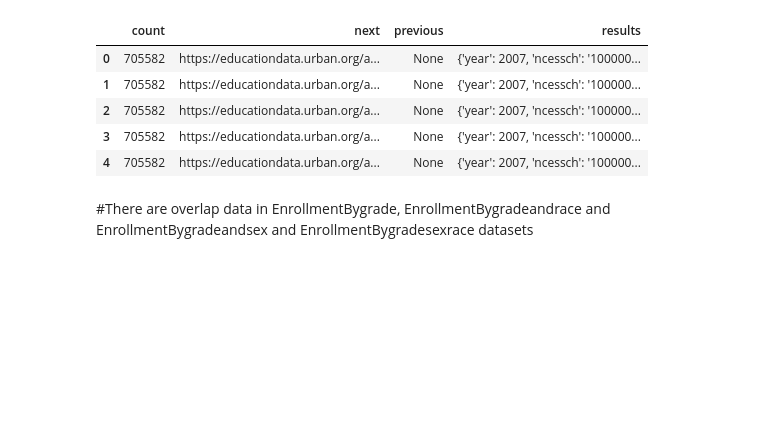
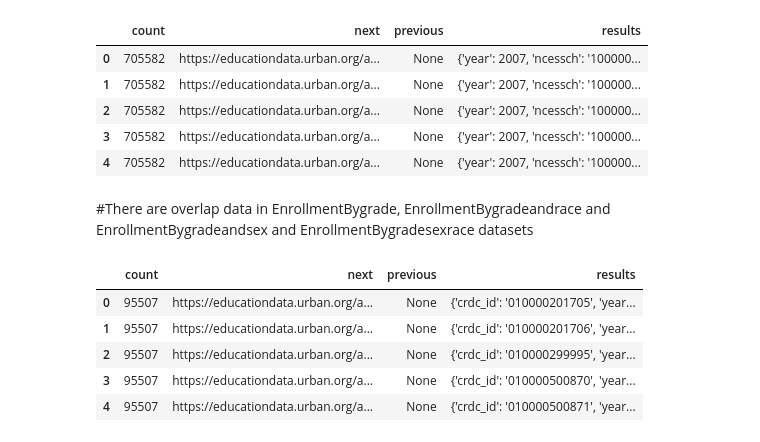
Before and after one commit to MaryamNzr/Springboard-Capstone-1, a Jupyter notebook: Education-Data-Portal.ipynb, the cells around one changed output. Cells and saved outputs as stored; diff of their text form; code cells hidden in the pictures; blank space fills up the shorter version.

```diff
--- a/Education-Data-Portal.ipynb
+++ b/Education-Data-Portal.ipynb
@@ -202,3 +127,21 @@ EnrollmentBygradesexrace.head()
 | 4 | 705582 | https://educationdata.urban.org/a... | None | {'year': 2007, 'ncessch': '100000... |
 # %% [markdown]
 #There are overlap data in EnrollmentBygrade, EnrollmentBygradeandrace and EnrollmentBygradeandsex and EnrollmentBygradesexrace datasets
+# %%
+#CRDCdirectory
+from urllib.request import urlopen
+from json import loads
+url = "https://educationdata.urban.org/api/v1/schools/crdc/directory/2013/"
+response = urlopen(url)
+CRDCdirectory = loads(response.read())
+# %%
+CRDCdirectory=pd.DataFrame(CRDCdirectory)
+# %%
+CRDCdirectory.head()
+# %% [output]
+|  | count | next | previous | results |
+| 0 | 95507 | https://educationdata.urban.org/a... | None | {'crdc_id': '010000201705', 'year... |
+| 1 | 95507 | https://educationdata.urban.org/a... | None | {'crdc_id': '010000201706', 'year... |
+| 2 | 95507 | https://educationdata.urban.org/a... | None | {'crdc_id': '010000299995', 'year... |
+| 3 | 95507 | https://educationdata.urban.org/a... | None | {'crdc_id': '010000500870', 'year... |
+| 4 | 95507 | https://educationdata.urban.org/a... | None | {'crdc_id': '010000500871', 'year... |
```
Also changed, not shown: parts of 40 cells of this notebook.
